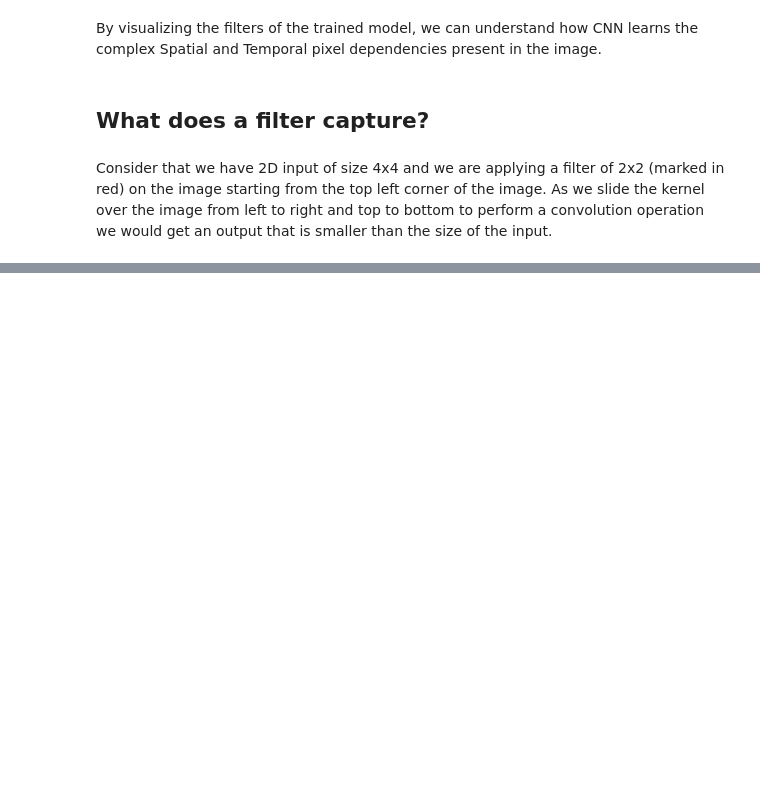
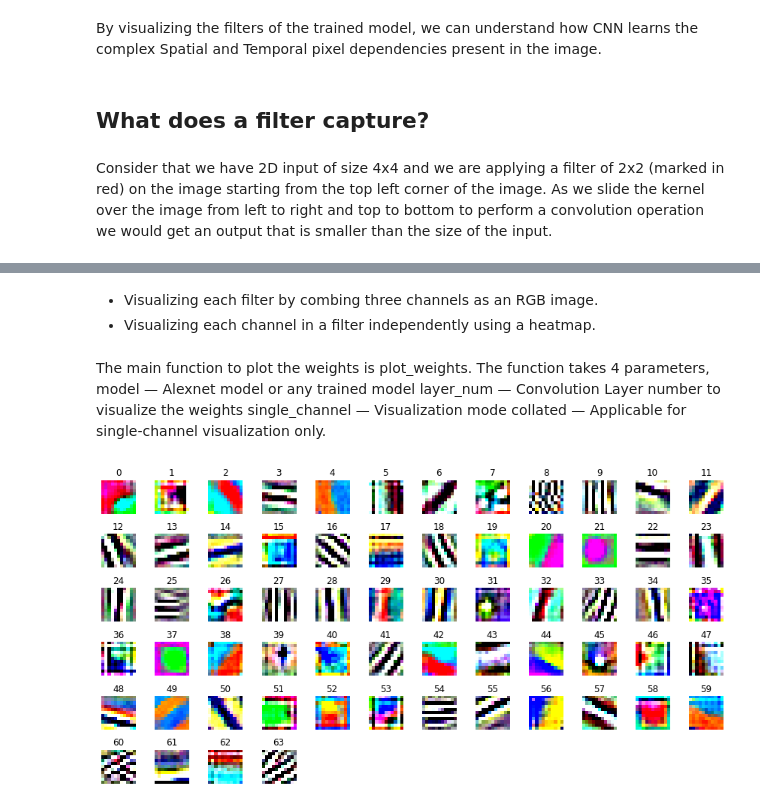
Before and after one commit to erkundanec/CNN_PyTorch, a Jupyter notebook: VisualizingWeights.ipynb, the cells around one changed output, grey strips where cells are left out. Drawn from its saved outputs; the diff is of its cells as text; code cells hidden in the pictures; blank space fills up the shorter version.

```diff
--- a/VisualizingWeights.ipynb
+++ b/VisualizingWeights.ipynb
@@ -257,0 +315,16 @@ The output at each convolution operation (like h₁₄) is equal to the dot prod
+# %%
+def plot_filters_single_channel_big(t):
+
+    #setting the rows and columns
+    nrows = t.shape[0]*t.shape[2]
+    ncols = t.shape[1]*t.shape[3]
+
+
+    npimg = np.array(t.numpy(), np.float32)
+    npimg = npimg.transpose((0, 2, 1, 3))
+    npimg = npimg.ravel().reshape(nrows, ncols)
+
+    npimg = npimg.T
+
+    fig, ax = plt.subplots(figsize=(ncols/10, nrows/200))
+    imgplot = sns.heatmap(npimg, xticklabels=False, yticklabels=False, cmap='gray', ax=ax, cbar=False)
@@ -257,0 +333,9 @@ The output at each convolution operation (like h₁₄) is equal to the dot prod
+# %% [markdown]
+- Visualizing each filter by combing three channels as an RGB image.
+- Visualizing each channel in a filter independently using a heatmap.
+# %% [markdown]
+The main function to plot the weights is plot_weights. The function takes 4 parameters,
+model — Alexnet model or any trained model
+layer_num — Convolution Layer number to visualize the weights
+single_channel — Visualization mode
+collated — Applicable for single-channel visualization only.
@@ -257,0 +405,31 @@ The output at each convolution operation (like h₁₄) is equal to the dot prod
+# %%
+def plot_weights(model, layer_num, single_channel = True, collated = False):
+
+  #extracting the model features at the particular layer number
+  layer = model.features[layer_num]
+
+  #checking whether the layer is convolution layer or not
+  if isinstance(layer, nn.Conv2d):
+    #getting the weight tensor data
+    weight_tensor = model.features[layer_num].weight.data
+
+    if single_channel:
+      if collated:
+        plot_filters_single_channel_big(weight_tensor)
+      else:
+        plot_filters_single_channel(weight_tensor)
+
+    else:
+      if weight_tensor.shape[1] == 3:
+        plot_filters_multi_channel(weight_tensor)
+      else:
+        print("Can only plot weights with three channels with single channel = False")
+
+  else:
+    print("Can only visualize layers which are convolutional")
+# %%
+#visualize weights for alexnet - first conv layer
+
+plot_weights(alexnet, 0, single_channel = False)
+# %% [output]
+[figure, added]
```
Also changed, not shown: parts of 22 cells of this notebook.
